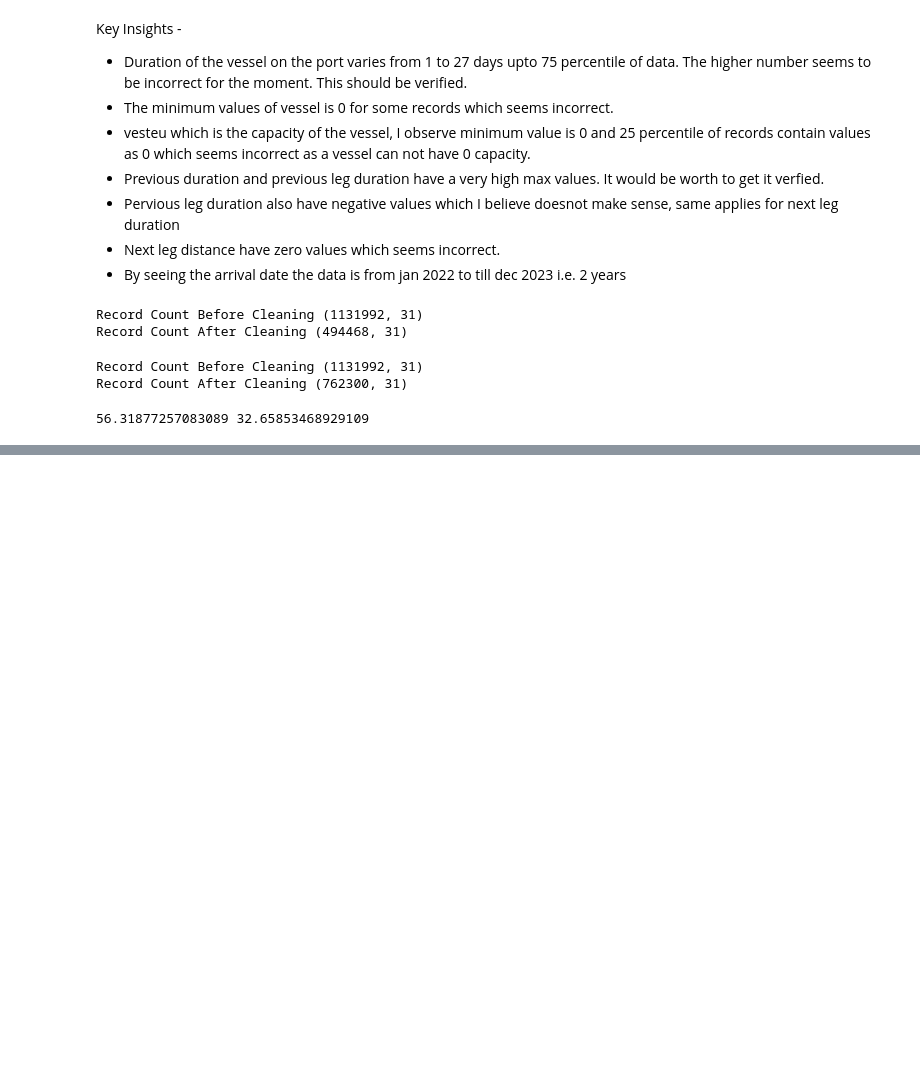
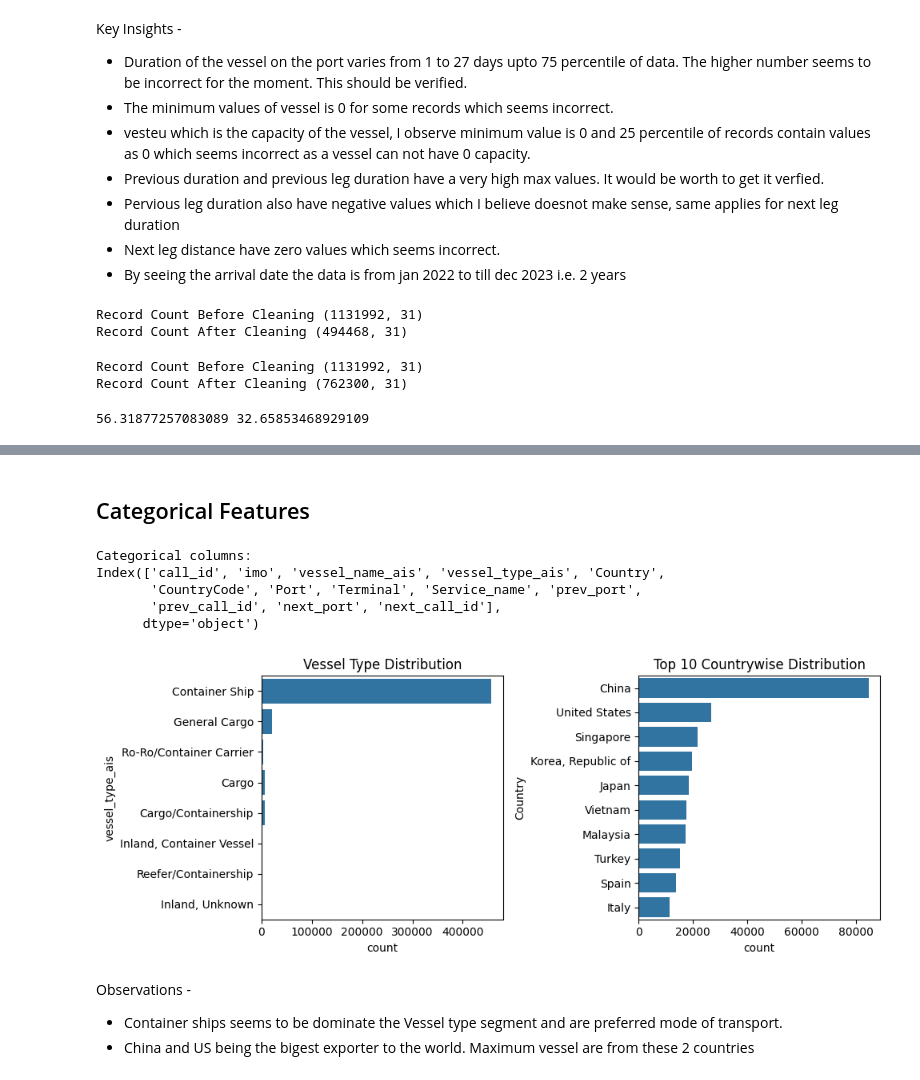
Before and after one commit to hargurjeet/Maersk, a Jupyter notebook: Solution_Notebook.ipynb, the cells around one changed output, grey strips where cells are left out. Drawn from its saved outputs; the diff is of its cells as text; code cells hidden in the pictures; blank space fills up the shorter version.

```diff
--- a/Solution_Notebook.ipynb
+++ b/Solution_Notebook.ipynb
@@ -229,0 +289,38 @@ Observations
+# %% [markdown]
+## Categorical Features
+# %%
+categorical_columns = vessel_data_cleaned_v1.select_dtypes(include=['object']).columns
+print("Categorical columns:")
+print(categorical_columns)
+# %% [output]
+Categorical columns:
+Index(['call_id', 'imo', 'vessel_name_ais', 'vessel_type_ais', 'Country',
+       'CountryCode', 'Port', 'Terminal', 'Service_name', 'prev_port',
+       'prev_call_id', 'next_port', 'next_call_id'],
+      dtype='object')
+# %%
+# Create a 1x2 subplot grid
+fig, axs = plt.subplots(1, 2, figsize=(10, 4))
+
+# Plot the Vessel Type Distribution on the first subplot
+sns.countplot(data=vessel_data_cleaned_v1, y='vessel_type_ais', ax=axs[0])
+axs[0].set_title('Vessel Type Distribution')
+
+# Calculate the top 10 countries by count
+top_countries = vessel_data_cleaned_v1['Country'].value_counts().head(10).index
+# Filter the data for the top 10 countries
+top_countries_data = vessel_data_cleaned_v1[vessel_data_cleaned_v1['Country'].isin(top_countries)]
+
+# Plot the Top 10 Countrywise Distribution on the second subplot
+sns.countplot(data=top_countries_data, y='Country', order=top_countries, ax=axs[1])
+axs[1].set_title('Top 10 Countrywise Distribution')
+
+# Adjust layout
+plt.tight_layout()
+plt.show()
+# %% [output]
+[figure, added]
+# %% [markdown]
+Observations -
+- Container ships seems to be dominate the Vessel type segment and are preferred mode of transport.
+- China and US being the bigest exporter to the world. Maximum vessel are from these 2 countries
```
Also changed, not shown: parts of 7 cells of this notebook.
